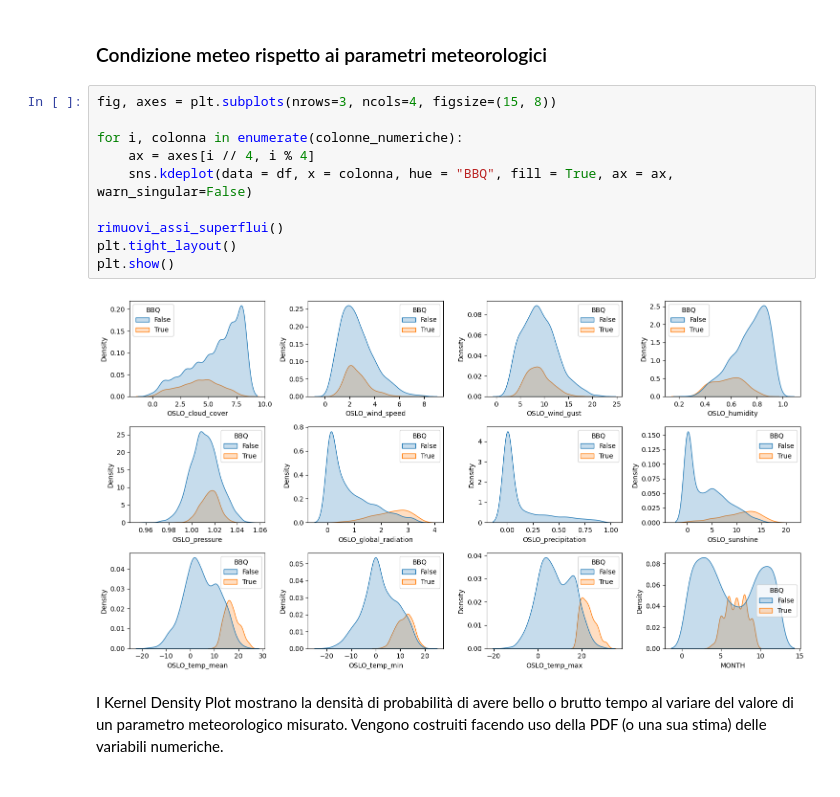
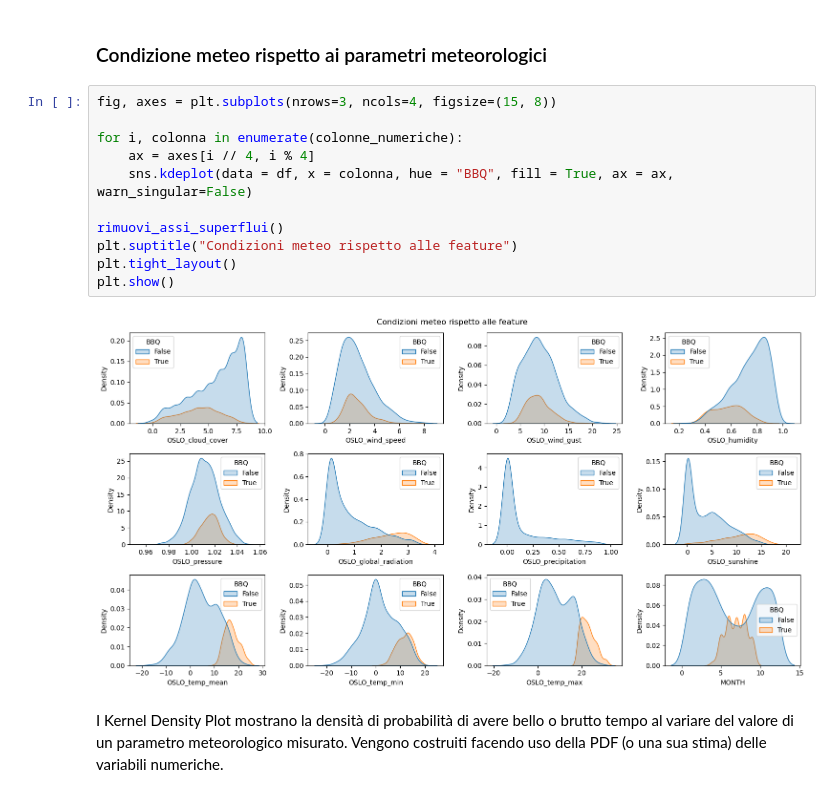
Before and after one commit to aka-buccia/progetto-statistica, a Jupyter notebook: reports/report.ipynb, the cells around one changed output. Drawn from its saved outputs; the diff is of its cells as text.

```diff
--- a/reports/report.ipynb
+++ b/reports/report.ipynb
@@ -376,15 +378,16 @@ plt.show()
 # %%
 fig, axes = plt.subplots(nrows=3, ncols=4, figsize=(15, 8))
 
 for i, colonna in enumerate(colonne_numeriche):
     ax = axes[i // 4, i % 4]
     sns.kdeplot(data = df, x = colonna, hue = "BBQ", fill = True, ax = ax, warn_singular=False)
 
 rimuovi_assi_superflui()
+plt.suptitle("Condizioni meteo rispetto alle feature")
 plt.tight_layout()
 plt.show()
 # %% [output]
-[figure, old version]
+[figure, new version]
 # %% [markdown]
 I Kernel Density Plot mostrano la densità di probabilità di avere bello o brutto tempo al variare del valore di un parametro meteorologico misurato. Vengono costruiti facendo uso della PDF (o una sua stima) delle variabili numeriche.
 # %% [markdown]
```
Also changed, not shown: parts of 4 cells of this notebook.
